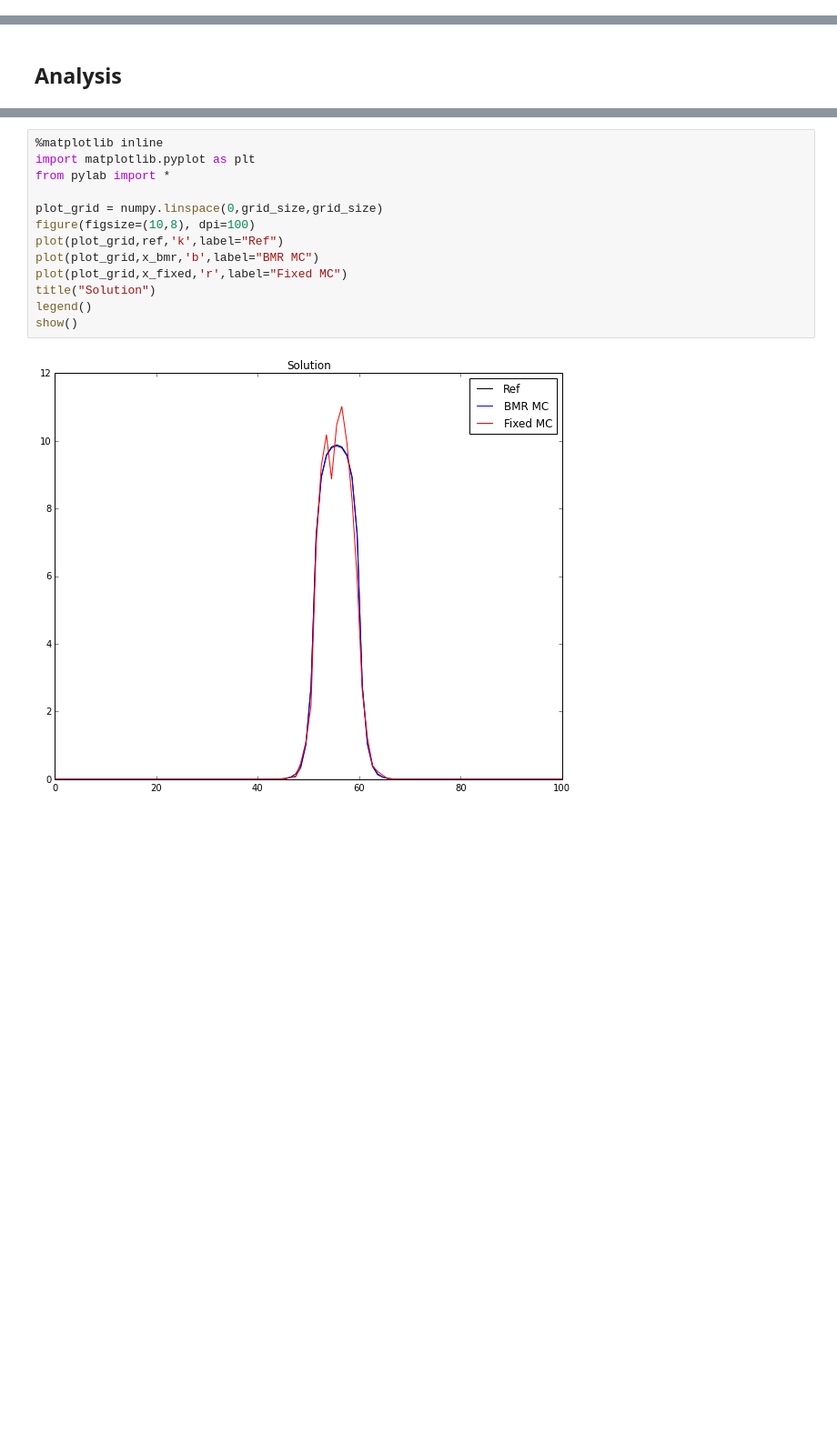
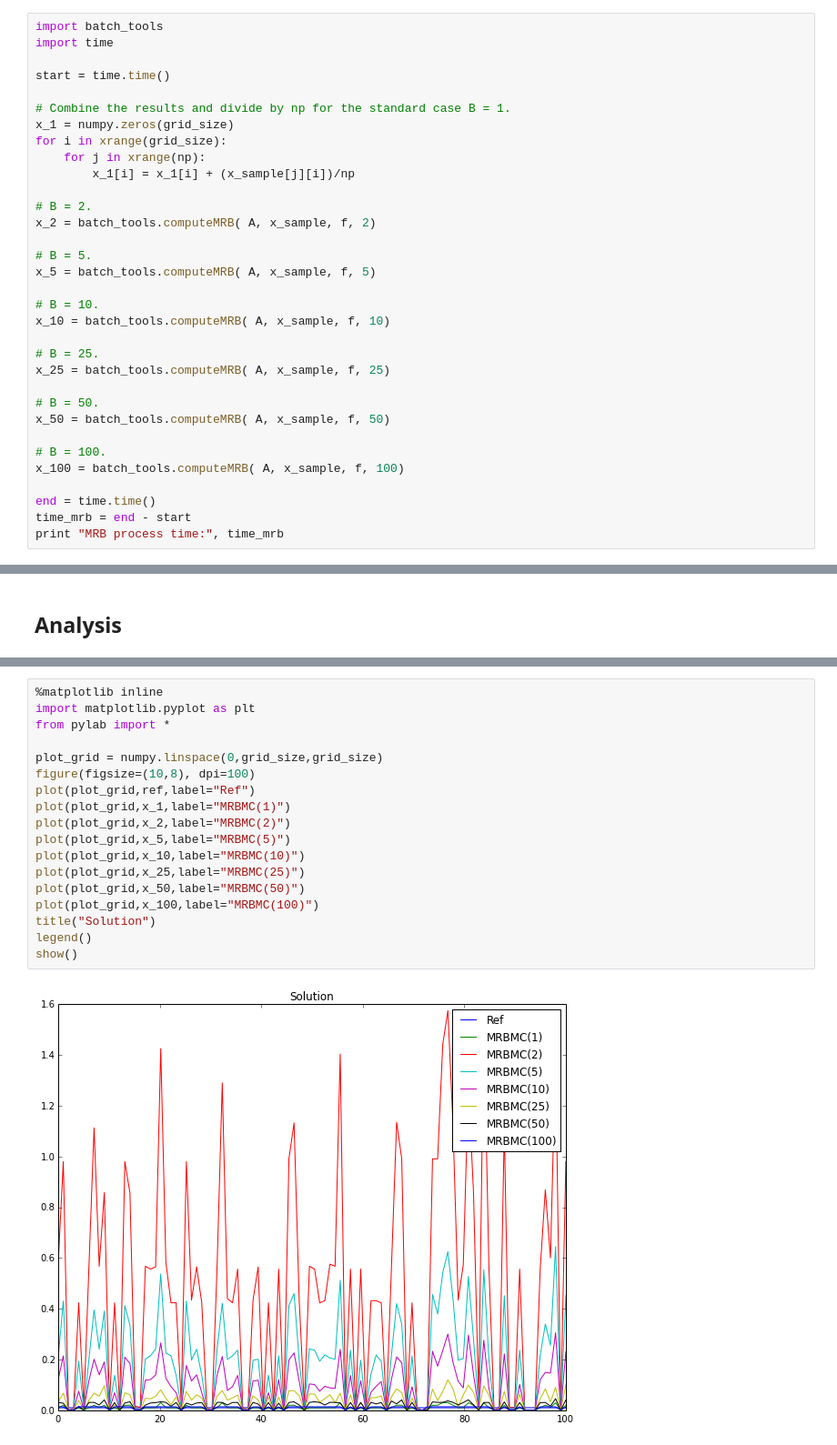
Before and after one commit to ORNL-CEES/MCREX, a Jupyter notebook: notebooks/stuart/bmr_mc.ipynb, the cells around one changed output, grey strips where cells are left out. Shown at 91% size. Drawn from its saved outputs; the diff is of its cells as text; blank space fills up the shorter version.

```diff
--- a/notebooks/stuart/bmr_mc.ipynb
+++ b/notebooks/stuart/bmr_mc.ipynb
@@ -133,0 +55,33 @@ BMR process time: 0.009850025177
+# %%
+import batch_tools
+import time
+
+start = time.time()
+
+# Combine the results and divide by np for the standard case B = 1.
+x_1 = numpy.zeros(grid_size)
+for i in xrange(grid_size):
+    for j in xrange(np):
+        x_1[i] = x_1[i] + (x_sample[j][i])/np
+
+# B = 2.
+x_2 = batch_tools.computeMRB( A, x_sample, f, 2)
+
+# B = 5.
+x_5 = batch_tools.computeMRB( A, x_sample, f, 5)
+
+# B = 10.
+x_10 = batch_tools.computeMRB( A, x_sample, f, 10)
+
+# B = 25.
+x_25 = batch_tools.computeMRB( A, x_sample, f, 25)
+
+# B = 50.
+x_50 = batch_tools.computeMRB( A, x_sample, f, 50)
+
+# B = 100.
+x_100 = batch_tools.computeMRB( A, x_sample, f, 100)
+
+end = time.time()
+time_mrb = end - start
+print "MRB process time:", time_mrb
@@ -154,15 +159,20 @@ error 2-norm: 8.87536002447 8.94639041596
 # %%
 %matplotlib inline
 import matplotlib.pyplot as plt
 from pylab import *
 
 plot_grid = numpy.linspace(0,grid_size,grid_size)
 figure(figsize=(10,8), dpi=100)
-plot(plot_grid,ref,'k',label="Ref")
-plot(plot_grid,x_bmr,'b',label="BMR MC")
-plot(plot_grid,x_fixed,'r',label="Fixed MC")
+plot(plot_grid,ref,label="Ref")
+plot(plot_grid,x_1,label="MRBMC(1)")
+plot(plot_grid,x_2,label="MRBMC(2)")
+plot(plot_grid,x_5,label="MRBMC(5)")
+plot(plot_grid,x_10,label="MRBMC(10)")
+plot(plot_grid,x_25,label="MRBMC(25)")
+plot(plot_grid,x_50,label="MRBMC(50)")
+plot(plot_grid,x_100,label="MRBMC(100)")
 title("Solution")
 legend()
 show()
 # %% [output]
-[figure, old version]
+[figure, new version]
```
Also changed, not shown: parts of 14 cells of this notebook, 2 other files.
